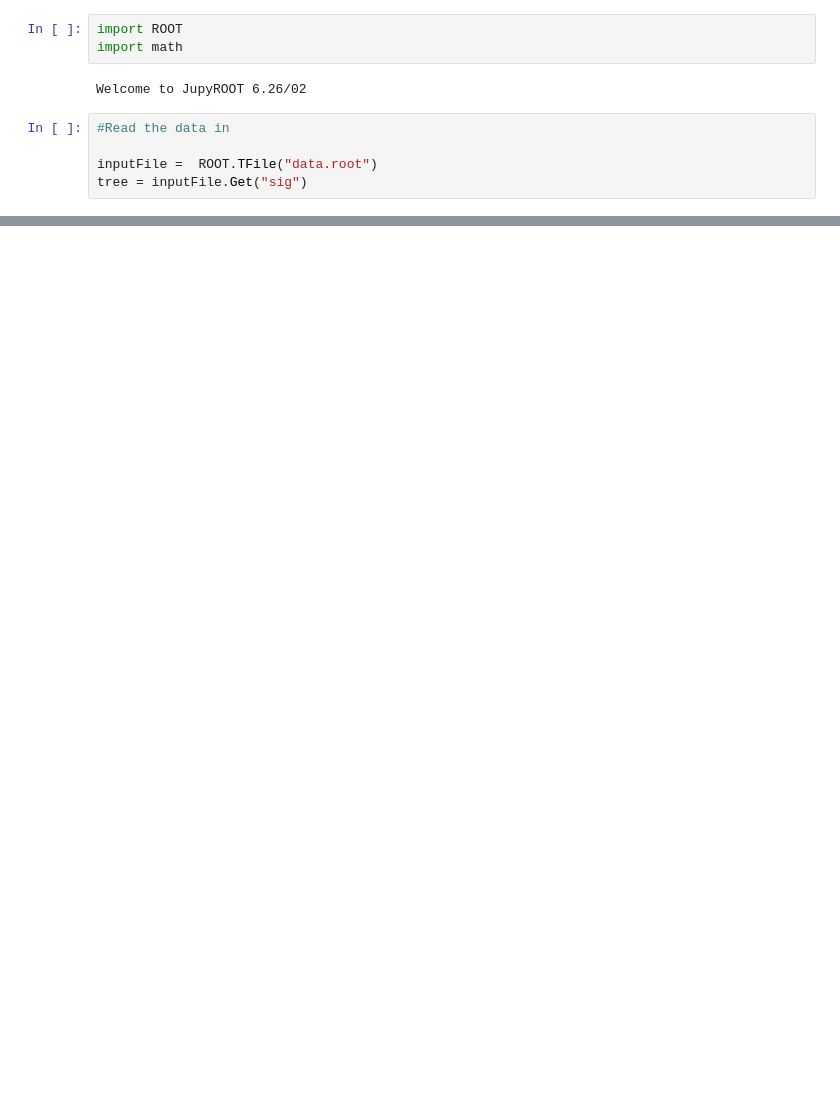
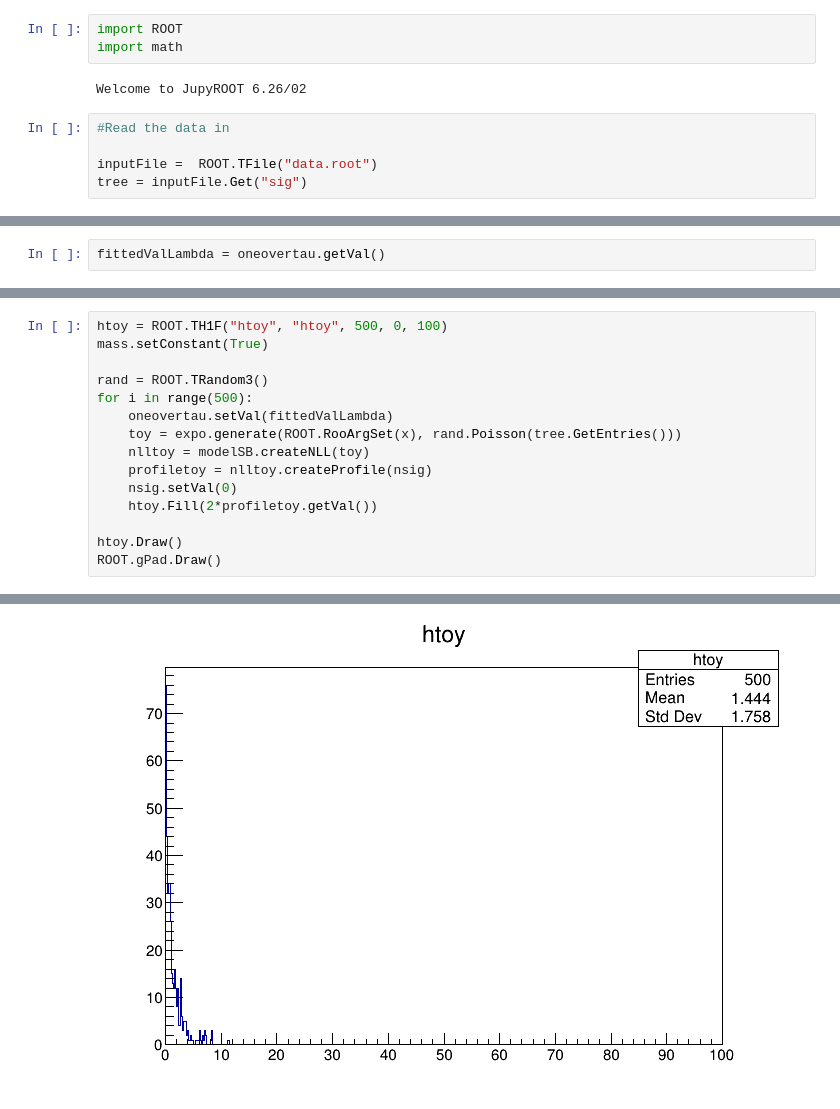
Before and after one commit to lenzip/conda, a Jupyter notebook: significance.ipynb, the cells around one changed output, grey strips where cells are left out. Drawn from its saved outputs; the diff is of its cells as text; blank space fills up the shorter version.

```diff
--- a/significance.ipynb
+++ b/significance.ipynb
@@ -58,5 +58,7 @@ resSB = modelSB.fitTo(data, ROOT.RooFit.Save(True), ROOT.RooFit.Minos(True))
                                ERR DEF= 0.5
 [#1] INFO:Minimization -- RooAbsMinimizerFcn::setOptimizeConst: deactivating const optimization
+# %%
+fittedValLambda = oneovertau.getVal()
 # %%
 # plot results
 canvas = ROOT.TCanvas()
@@ -100 +104,17 @@ signal with 2.6112752998102526 sigmas
 .
+# %%
+htoy = ROOT.TH1F("htoy", "htoy", 500, 0, 100)
+mass.setConstant(True)
+
+rand = ROOT.TRandom3()
+for i in range(500):
+    oneovertau.setVal(fittedValLambda)
+    toy = expo.generate(ROOT.RooArgSet(x), rand.Poisson(tree.GetEntries()))
+    nlltoy = modelSB.createNLL(toy)
+    profiletoy = nlltoy.createProfile(nsig)
+    nsig.setVal(0)
+    htoy.Fill(2*profiletoy.getVal())
+
+htoy.Draw()
+ROOT.gPad.Draw()
+# %% [output]
@@ -100,0 +139 @@ signal with 2.6112752998102526 sigmas
+[figure, added]
```
Also changed, not shown: parts of 7 cells of this notebook, 1 other file.
